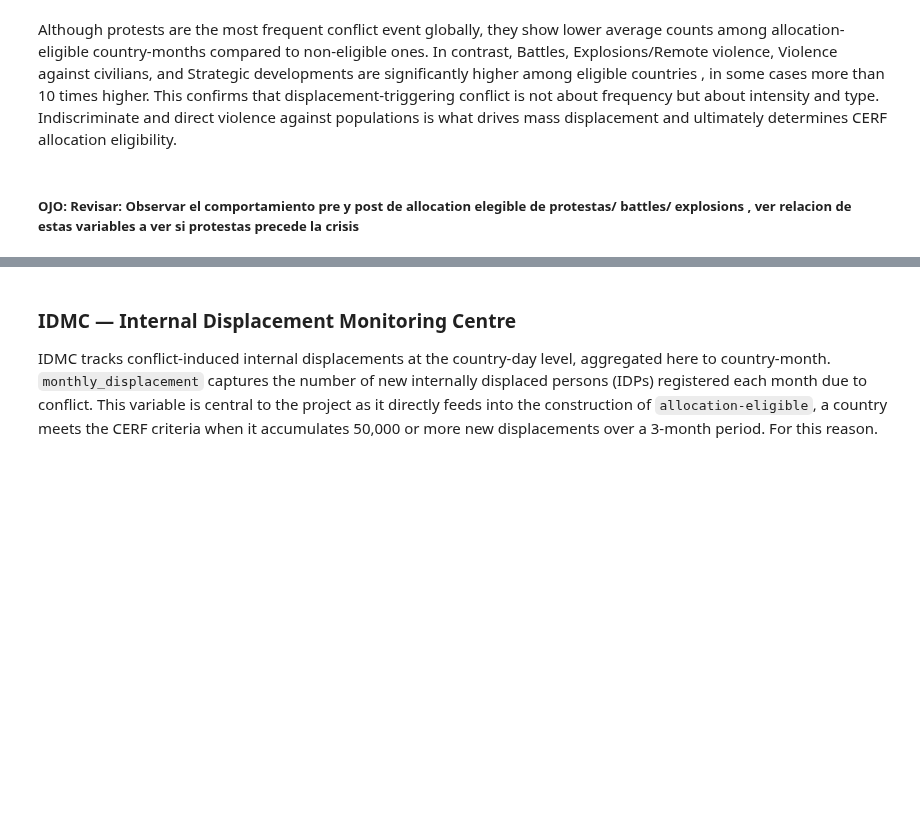
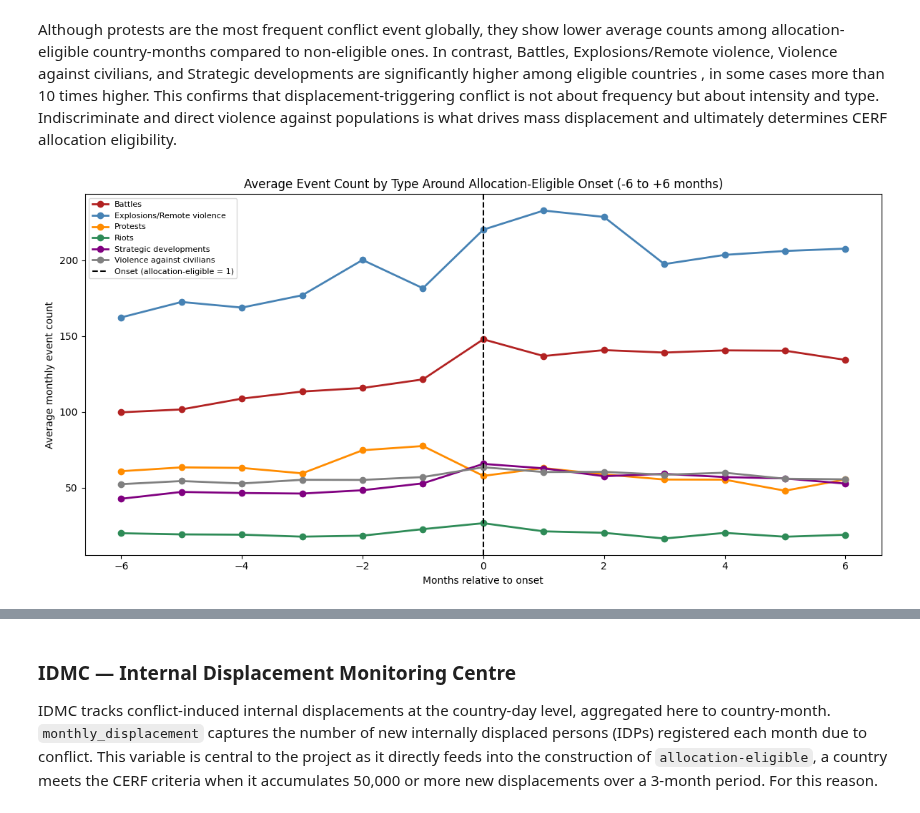
Before and after one commit to gallagelpi/Master_thesis, a Jupyter notebook: pipeline/EDA.ipynb, the cells around one changed output, grey strips where cells are left out. Cells and saved outputs as stored; diff of their text form; code cells hidden in the pictures; blank space fills up the shorter version.

```diff
--- a/pipeline/EDA.ipynb
+++ b/pipeline/EDA.ipynb
@@ -534,5 +534,47 @@ plt.show()
 [figure]
 # %% [markdown]
 Although protests are the most frequent conflict event globally, they show lower average counts among allocation-eligible country-months compared to non-eligible ones. In contrast, Battles, Explosions/Remote violence, Violence against civilians, and Strategic developments are significantly higher among eligible countries , in some cases more than 10 times higher. This confirms that displacement-triggering conflict is not about frequency but about intensity and type. Indiscriminate and direct violence against populations is what drives mass displacement and ultimately determines CERF allocation eligibility.
-# %% [markdown]
-##### OJO: Revisar: Observar el comportamiento pre y post de allocation elegible de protestas/ battles/ explosions , ver relacion de estas variables a ver si protestas precede la crisis
+# %%
+# Window around onset for all conflict types
+event_types = ['Battles', 'Explosions/Remote violence', 'Protests',
+               'Riots', 'Strategic developments', 'Violence against civilians']
+
+windows_events = []
+for _, row in onset.iterrows():
+    country = row['iso3']
+    onset_month = row['month']
+    for t in range(-6, 7):
+        target_month = onset_month + pd.DateOffset(months=t)
+        match = df[(df['iso3'] == country) & (df['month'] == target_month)]
+        if not match.empty:
+            entry = {'months_to_onset': t}
+            for col in event_types:
+                entry[col] = match[col].values[0]
+            windows_events.append(entry)
+
+window_df_events = pd.DataFrame(windows_events)
+avg_events = window_df_events.groupby('months_to_onset')[event_types].mean().round(2)
+
+fig, ax = plt.subplots(figsize=(12, 6))
+
+colors = {
+    'Battles': 'firebrick',
+    'Explosions/Remote violence': 'steelblue',
+    'Protests': 'darkorange',
+    'Riots': 'seagreen',
+    'Strategic developments': 'purple',
+    'Violence against civilians': 'gray'
+}
+
+for col in event_types:
+    ax.plot(avg_events.index, avg_events[col], marker='o', label=col, color=colors[col], linewidth=2)
+
+ax.axvline(x=0, color='black', linestyle='--', label='Onset (allocation-eligible = 1)')
+ax.set_title('Average Event Count by Type Around Allocation-Eligible Onset (-6 to +6 months)')
+ax.set_xlabel('Months relative to onset')
+ax.set_ylabel('Average monthly event count')
+ax.legend(fontsize=8)
+plt.tight_layout()
+plt.show()
+# %% [output]
+[figure, added]
```
Also changed, not shown: parts of 36 cells of this notebook, 5 other files.
